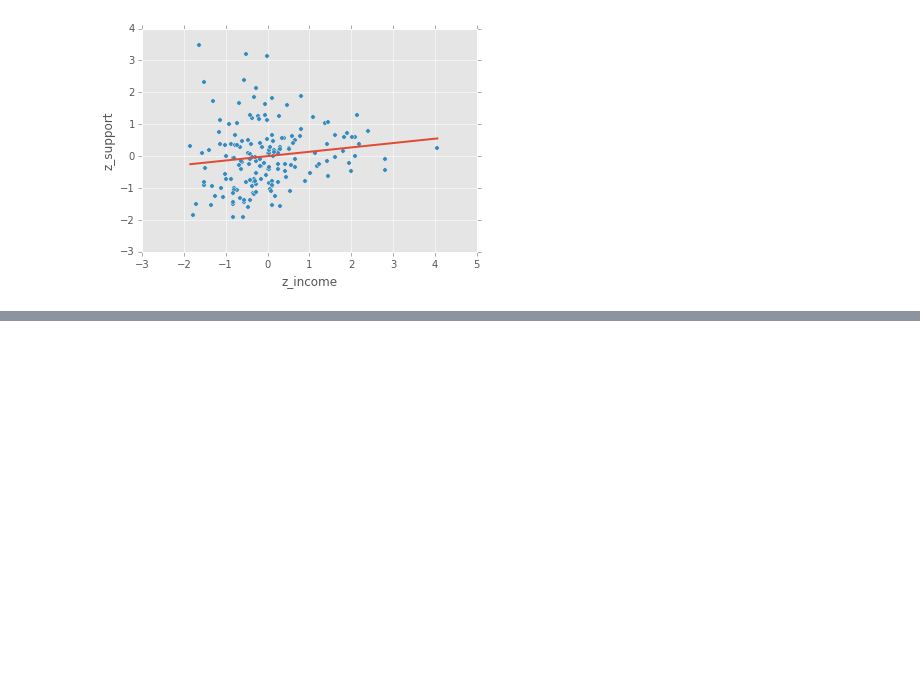
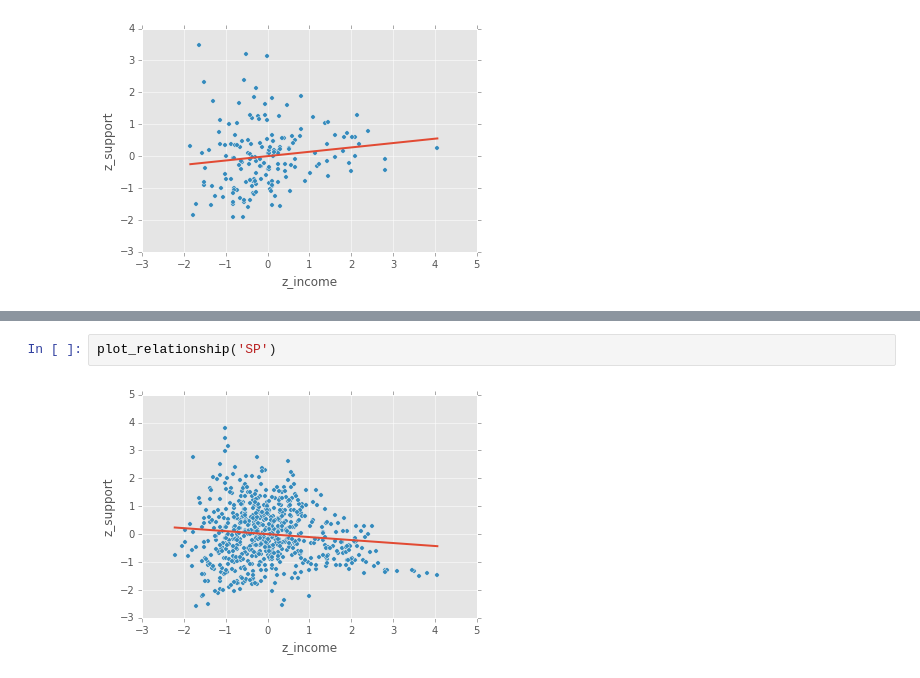
Before and after one commit to ciyer/election-ch, a Jupyter notebook: Income-Analysis.ipynb, the cells around one changed output, grey strips where cells are left out. Drawn from its saved outputs; the diff is of its cells as text; blank space fills up the shorter version.

```diff
--- a/Income-Analysis.ipynb
+++ b/Income-Analysis.ipynb
@@ -109,0 +126,4 @@ plot_relationship_for_year('CVP', 2011)
+# %%
+plot_relationship('SP')
+# %% [output]
+[figure, added]
```
Also changed, not shown: parts of 4 cells of this notebook.
